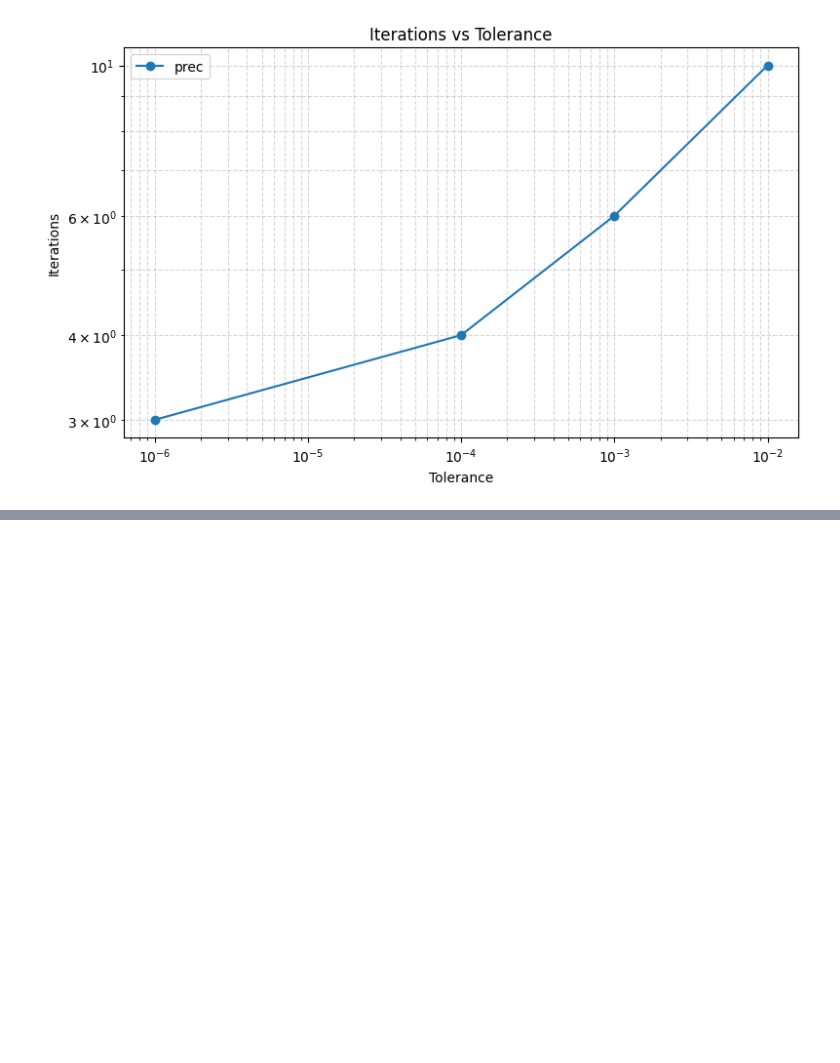
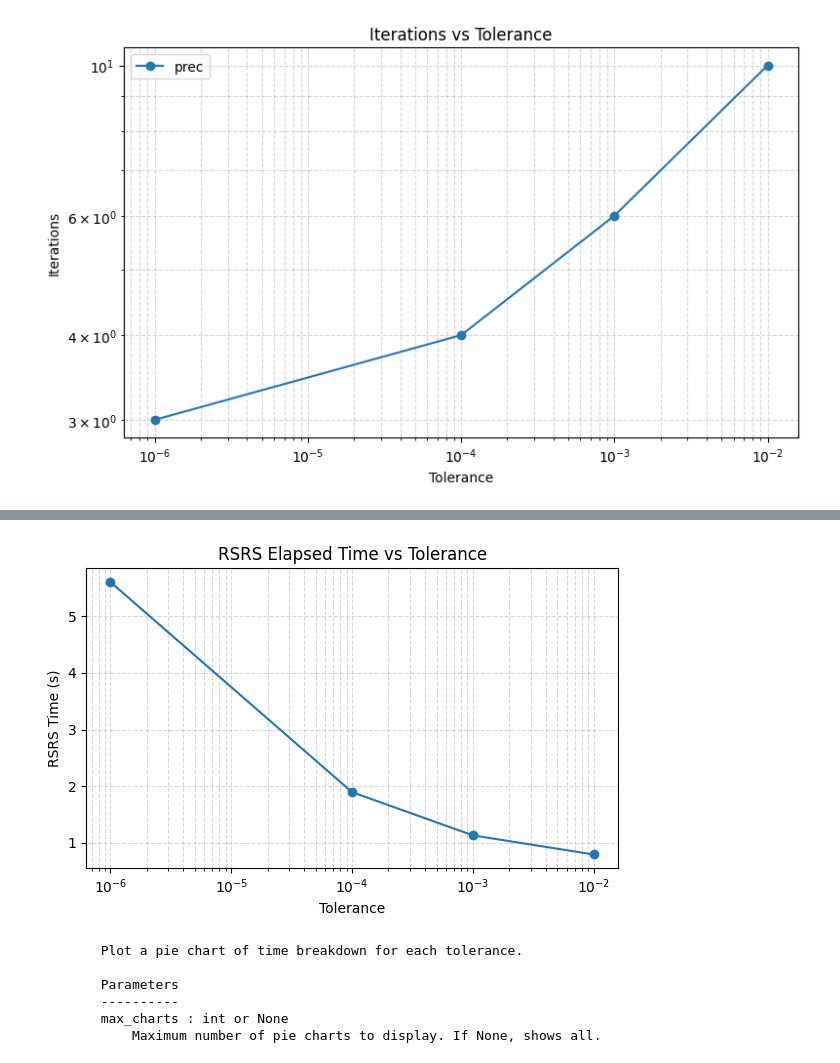
Before and after one commit to ignacia-fp/rsrs-exps, a Jupyter notebook: demo.ipynb, the cells around one changed output, grey strips where cells are left out. Saved outputs shown, nothing was run; the diff lists cells and outputs as text; code cells hidden in the pictures; blank space fills up the shorter version.

```diff
--- a/demo.ipynb
+++ b/demo.ipynb
@@ -83,0 +99,13 @@ config.plot_residual_convergence()
+# %%
+config.plot_total_elapsed_time_vs_tolerance(logy=False)
+# %% [output]
+[figure, added]
+# %%
+print(config.plot_time_breakdown_piecharts.__doc__)
+# %% [output]
+        Plot a pie chart of time breakdown for each tolerance.
+
+        Parameters
+        ----------
+        max_charts : int or None
+            Maximum number of pie charts to display. If None, shows all.
```
Also changed, not shown: parts of 5 cells of this notebook, 9 other files.
